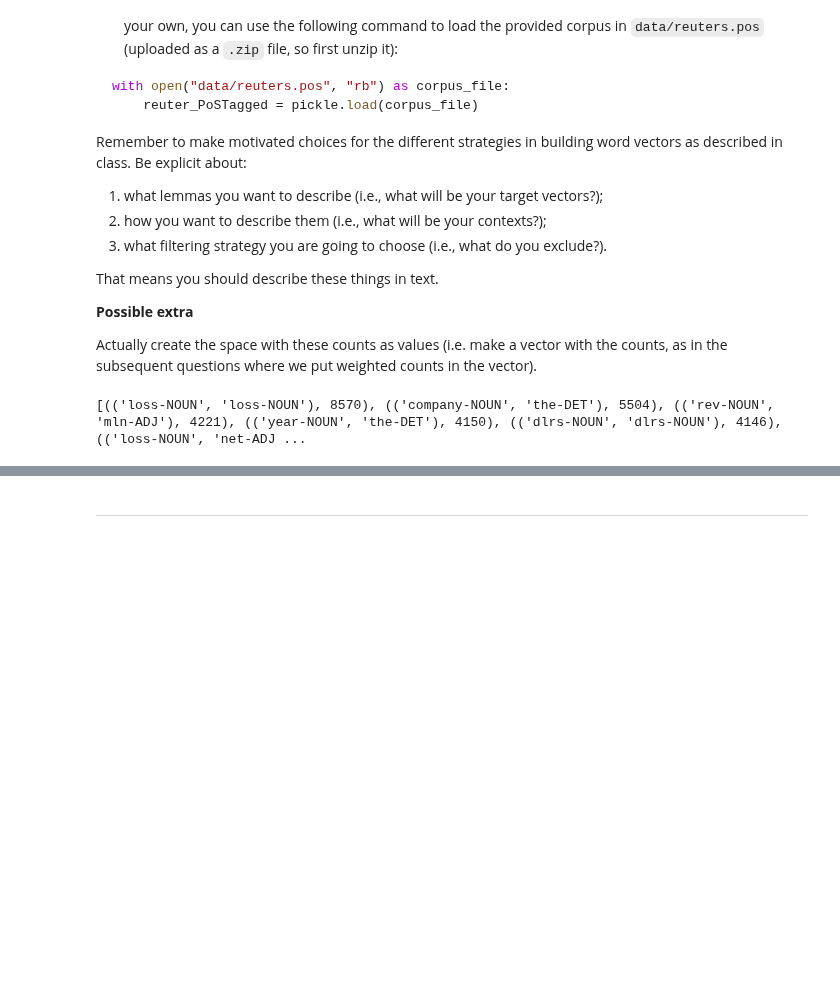
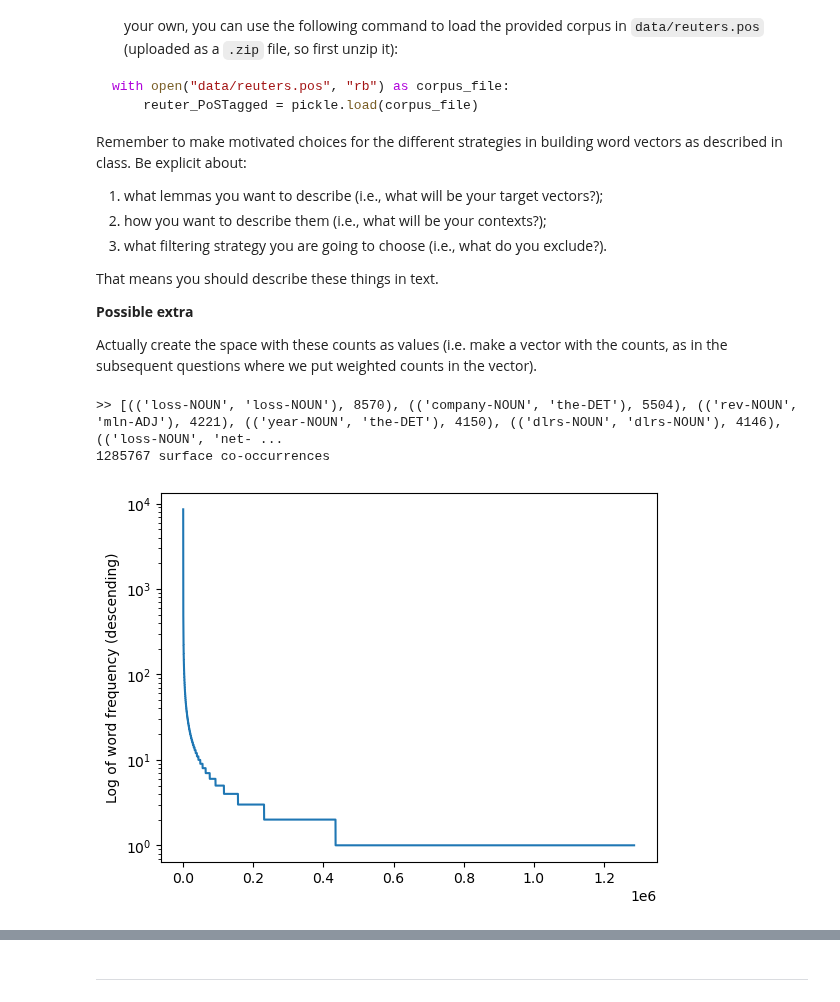
Before and after one commit to zhao-rry/AUC_TM_2025, a Jupyter notebook: my_stuff/ass2_harry/notebook.ipynb, the cells around one changed output, grey strips where cells are left out. Cells and saved outputs as stored; diff of their text form; code cells hidden in the pictures; blank space fills up the shorter version.

```diff
--- a/my_stuff/ass2_harry/notebook.ipynb
+++ b/my_stuff/ass2_harry/notebook.ipynb
@@ -103,6 +105,9 @@ surface_co = Counter()
 
 # use a generator to save space complexity
 def gen_span(i: int, sentence: list[str]):
+    """
+    Generates a span of +/-5 around an index
+    """
     for j in range(max(i - 5, 0), i):
         yield sentence[j]
 
@@ -117,9 +122,23 @@ for sentence in reuters_le:
             for context in gen_span(i, sentence):
                 surface_co[(word, context)] += 1
 
-print(surface_co.most_common(50))
+print(">>", surface_co.most_common(20))
+print(f"{len(surface_co)} surface co-occurrences")
 # %% [output]
-[(('loss-NOUN', 'loss-NOUN'), 8570), (('company-NOUN', 'the-DET'), 5504), (('rev-NOUN', 'mln-ADJ'), 4221), (('year-NOUN', 'the-DET'), 4150), (('dlrs-NOUN', 'dlrs-NOUN'), 4146), (('loss-NOUN', 'net-ADJ ...
+>> [(('loss-NOUN', 'loss-NOUN'), 8570), (('company-NOUN', 'the-DET'), 5504), (('rev-NOUN', 'mln-ADJ'), 4221), (('year-NOUN', 'the-DET'), 4150), (('dlrs-NOUN', 'dlrs-NOUN'), 4146), (('loss-NOUN', 'net- ...
+1285767 surface co-occurrences
+# %%
+# visualise the frequency distribution
+
+x = np.arange(1, len(surface_co) + 1) # offset by 1
+y = np.array(sorted(surface_co.values(), reverse = True))
+
+plt.plot(x, y)
+plt.yscale("log")
+plt.ylabel("Log of word frequency (descending)")
+plt.show()
+# %% [output]
+[figure, added]
 # %%
 # filtering out low frequency lemmas and auxiliary verbs
 
```
Also changed, not shown: parts of 21 cells of this notebook.
